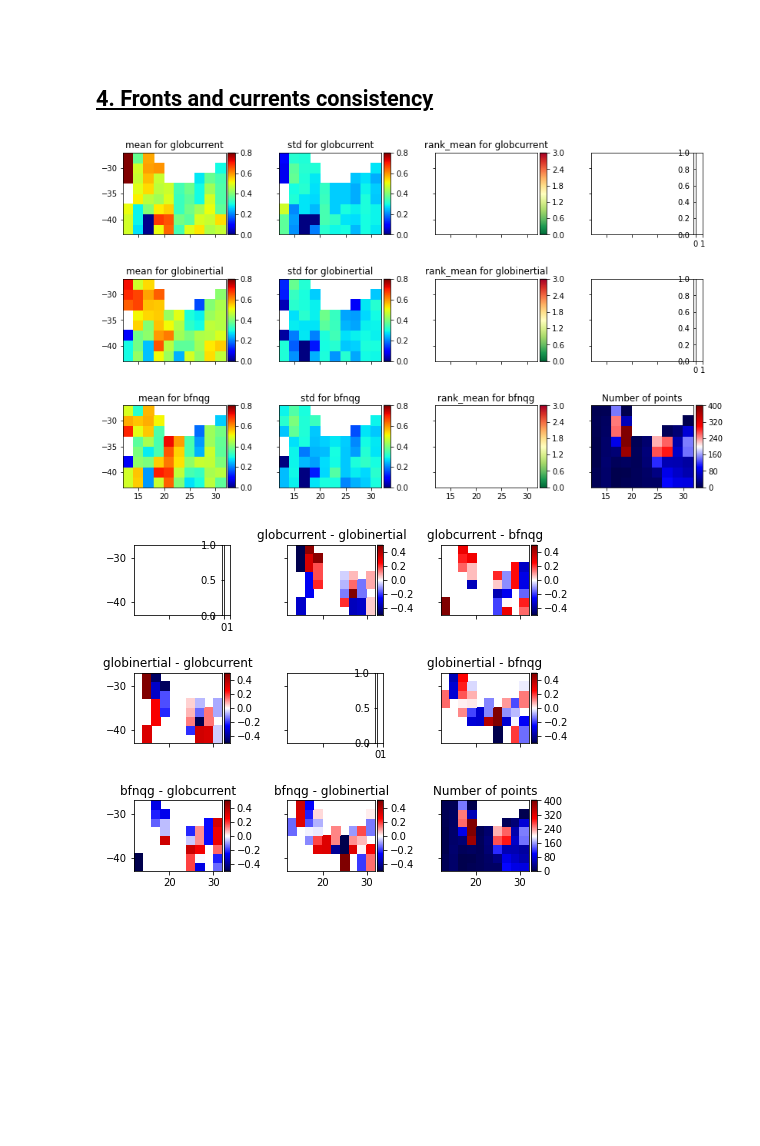
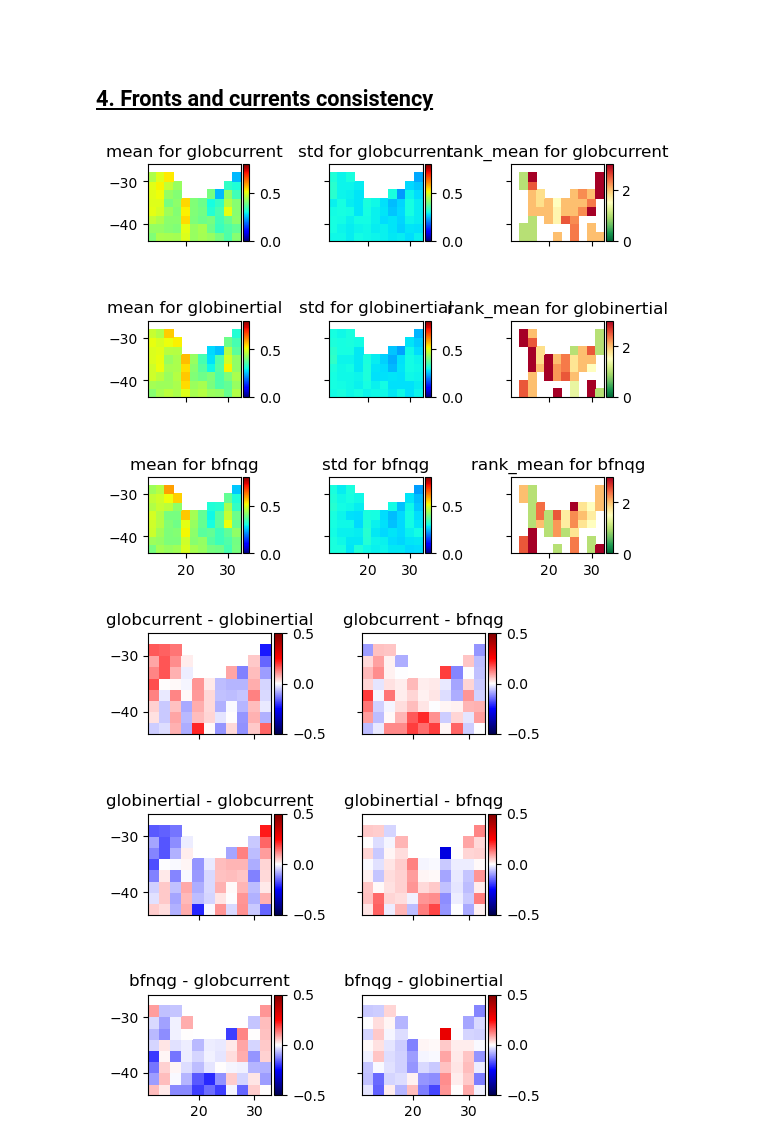
Before and after one commit to ocean-data-challenges/2024_DC_WOC-ESA, a Jupyter notebook: nb_wocproducts_evaluation/nb_wocproducts_Agulhas.ipynb, the cells around one changed output. Drawn from its saved outputs; the diff is of its cells as text; code cells hidden in the pictures; blank space fills up the shorter version.

Commit message:
Complete Agulhas results uploaded

```diff
--- a/nb_wocproducts_evaluation/nb_wocproducts_Agulhas.ipynb
+++ b/nb_wocproducts_evaluation/nb_wocproducts_Agulhas.ipynb
@@ -257,21 +258,21 @@ _ = sde.plot(list_sde, output_dir=outputdir,
 
 ## <u>4. Fronts and currents consistency</u>
 # %%
-dir_fronts = '../dc_data/results-woc/fronts_vel_comparison/'
+dir_fronts = '../dc_data/DC_product_evaluation/fronts_vel_comparison/'
 # %%
 
-dic_list = box_metrics.run(dir_fronts+'config_fronts.json', 2,
+dic_list = box_metrics.run(dir_fronts+'config_fronts_T1.json', 2,
                 first_date='20190101T000000Z',
-                last_date ='20190115T000000Z',
+                last_date ='20191215T000000Z',
                 output_dir=outputdir,
                 plot=False)
 # %%
-path = outputdir + 'globcurrent_globinertial_bfnqg_2019-01-01T00:00:00.000000Z_2019-01-15T00:00:00.000000Z_mean.nc'
+path = outputdir + 'globcurrent_globinertial_bfnqg_2019-01-01T00:00:00.000000Z_2019-12-15T00:00:00.000000Z_mean.nc'
 
-dic_list = box_metrics.run_plot(path,
-                                dir_fronts+'config_fronts.json',
+_ = box_metrics.run_plot(path,
+                                dir_fronts+'config_fronts_T1.json',
                                 size=2,
                                 dir_out=outputdir)
 # %% [output]
-[figure, old version]
+[figure, new version]
-[figure, old version]
+[figure, new version]
```
Also changed, not shown: parts of 7 cells of this notebook, 41 other files.
